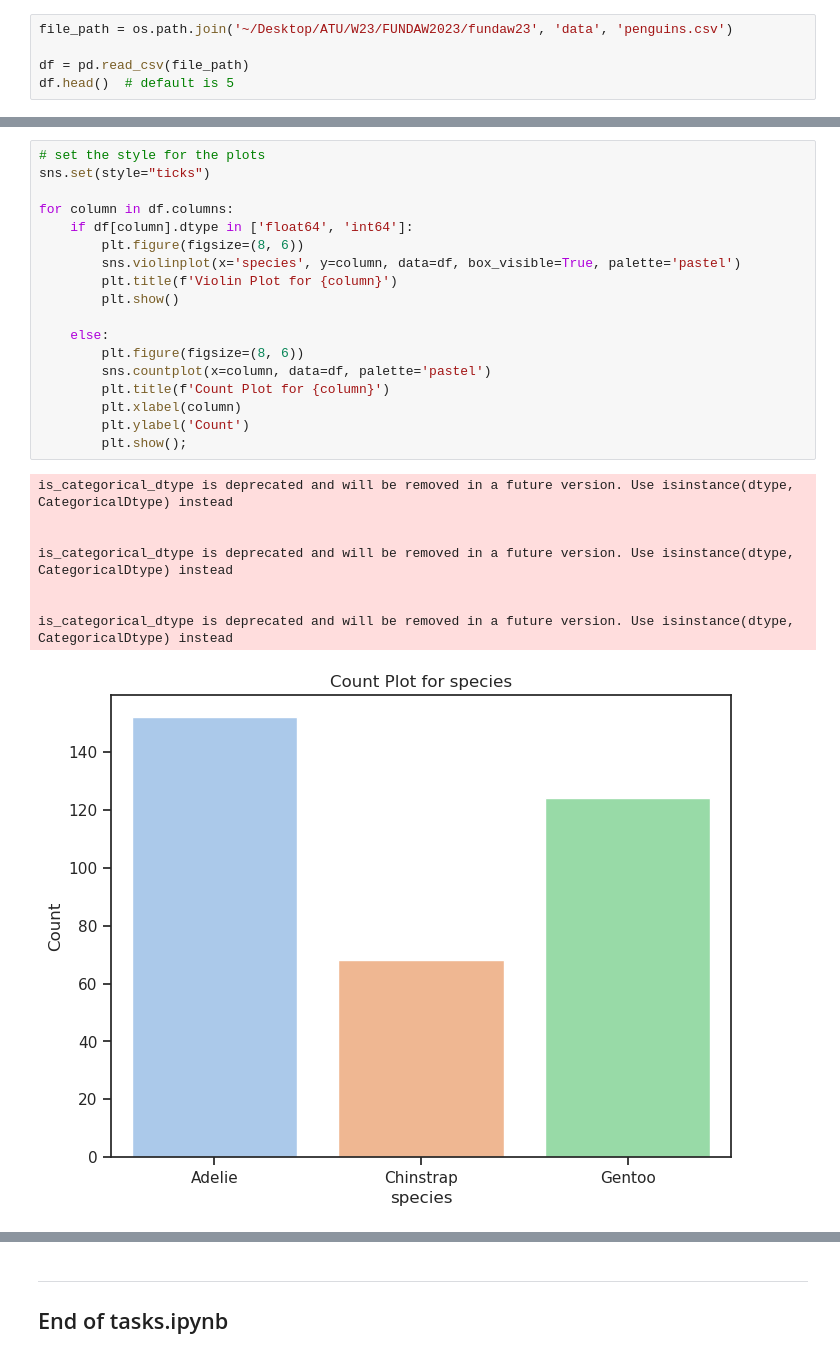
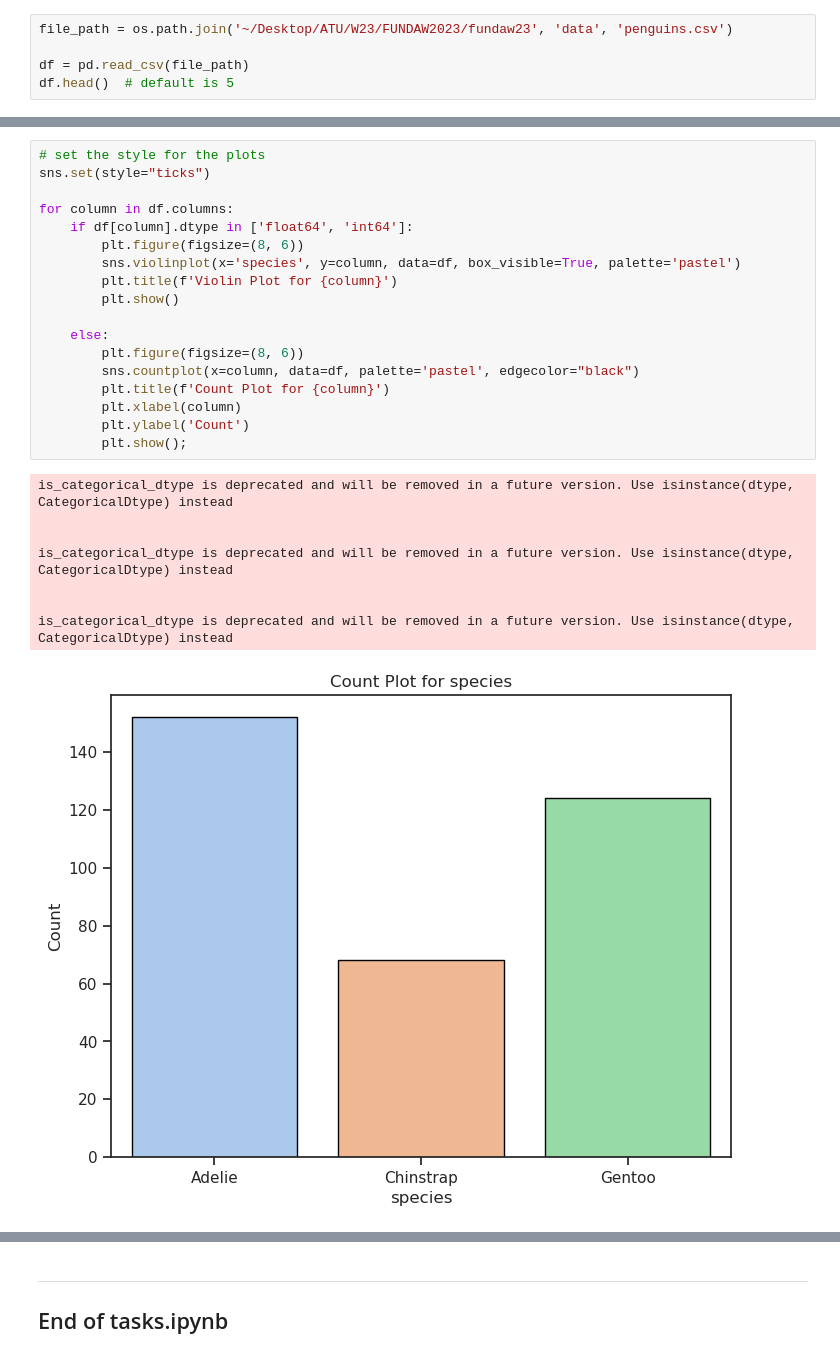
Before and after one commit to nurbujang/fundaw23, a Jupyter notebook: tasks.ipynb, the cells around one changed output, grey strips where cells are left out. Saved outputs shown, nothing was run; the diff lists cells and outputs as text.

```diff
--- a/tasks.ipynb
+++ b/tasks.ipynb
@@ -528,30 +528,30 @@ Violin Plots for numerical columns were generated using seaborn violin plot (Was
 # %%
 # set the style for the plots
 sns.set(style="ticks")
 
 for column in df.columns:
     if df[column].dtype in ['float64', 'int64']:
         plt.figure(figsize=(8, 6))
         sns.violinplot(x='species', y=column, data=df, box_visible=True, palette='pastel')
         plt.title(f'Violin Plot for {column}')
         plt.show()
 
     else:
         plt.figure(figsize=(8, 6))
-        sns.countplot(x=column, data=df, palette='pastel')
+        sns.countplot(x=column, data=df, palette='pastel', edgecolor="black")
         plt.title(f'Count Plot for {column}')
         plt.xlabel(column)
         plt.ylabel('Count')
         plt.show();
 # %% [output]
 is_categorical_dtype is deprecated and will be removed in a future version. Use isinstance(dtype, CategoricalDtype) instead
 
 
 is_categorical_dtype is deprecated and will be removed in a future version. Use isinstance(dtype, CategoricalDtype) instead
 
 
 is_categorical_dtype is deprecated and will be removed in a future version. Use isinstance(dtype, CategoricalDtype) instead
-[figure, old version]
+[figure, new version]
 is_categorical_dtype is deprecated and will be removed in a future version. Use isinstance(dtype, CategoricalDtype) instead
 
 
```
Also changed, not shown: parts of 4 cells of this notebook.
